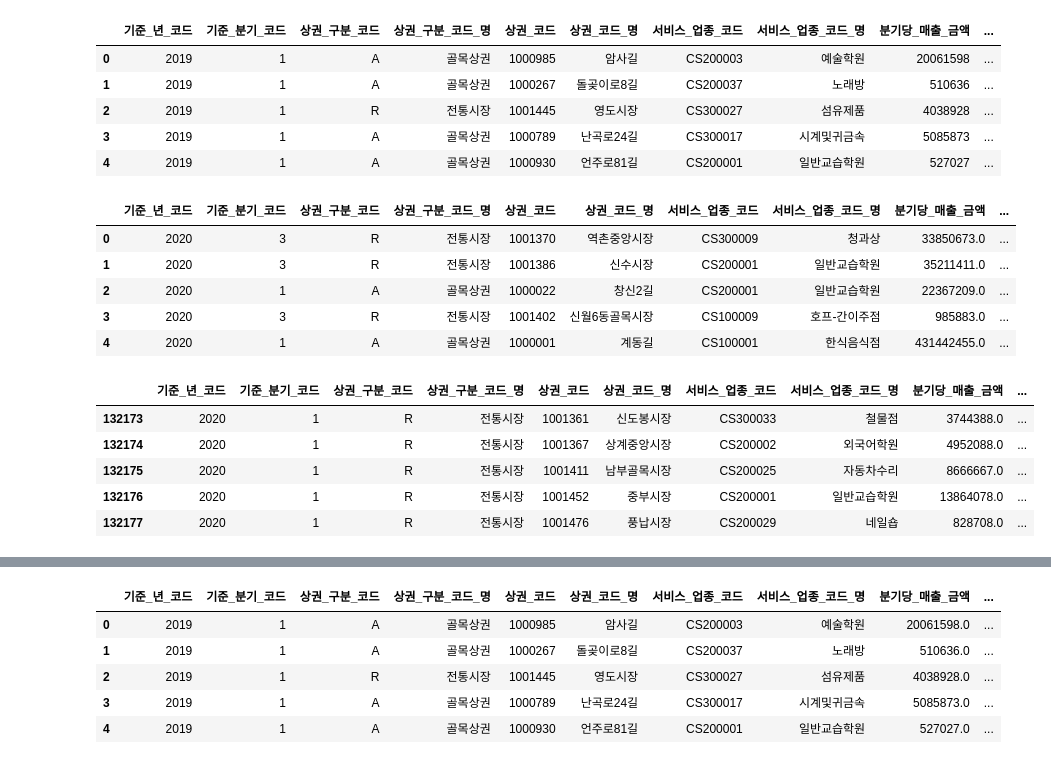
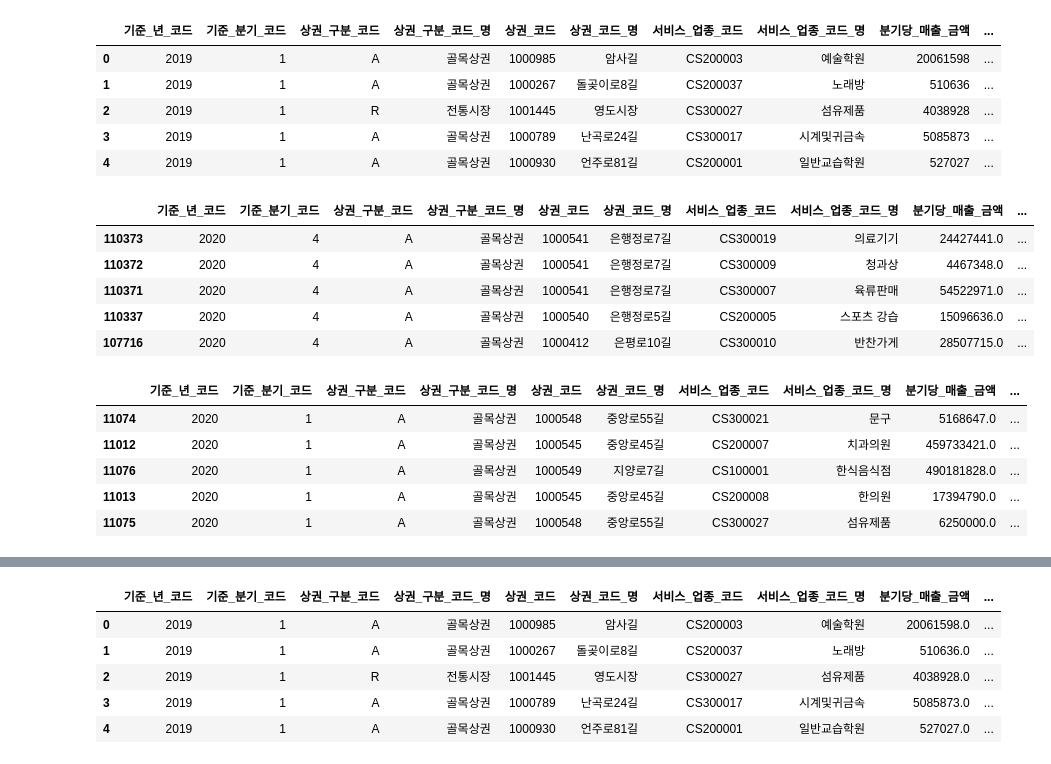
Before and after one commit to cabbi120101/TIL, a Jupyter notebook: ML/2차프로젝트/매출추정하기_1.ipynb, the cells around one changed output, grey strips where cells are left out. Saved outputs shown, nothing was run; the diff lists cells and outputs as text; code cells hidden in the pictures.

```diff
--- a/ML/2차프로젝트/매출추정하기_1.ipynb
+++ b/ML/2차프로젝트/매출추정하기_1.ipynb
@@ -15,14 +19,17 @@ df_2019.head()
 # %%
 # 2020년 상권 추정매출 데이터 불러오기
 df_2020 = pd.read_csv('/content/drive/MyDrive/Colab Notebooks/멀티캠/머신러닝/2차프로젝트/매출추정자료/서울시우리마을가게상권분석서비스(상권-추정매출)_2020.csv',encoding='cp949')
-df_2020.head()
+# '기준_분기_코드' 기준으로 정렬
+df_2020.sort_values(by=['기준_분기_코드'], inplace=True)
+
+df_2020.tail()
 # %% [output]
 |  | 기준_년_코드 | 기준_분기_코드 | 상권_구분_코드 | 상권_구분_코드_명 | 상권_코드 | 상권_코드_명 | 서비스_업종_코드 | 서비스_업종_코드_명 | 분기당_매출_금액 | ... |
-| 0 | 2020 | 3 | R | 전통시장 | 1001370 | 역촌중앙시장 | CS300009 | 청과상 | 33850673.0 | ... |
-| 1 | 2020 | 3 | R | 전통시장 | 1001386 | 신수시장 | CS200001 | 일반교습학원 | 35211411.0 | ... |
-| 2 | 2020 | 1 | A | 골목상권 | 1000022 | 창신2길 | CS200001 | 일반교습학원 | 22367209.0 | ... |
-| 3 | 2020 | 3 | R | 전통시장 | 1001402 | 신월6동골목시장 | CS100009 | 호프-간이주점 | 985883.0 | ... |
-| 4 | 2020 | 1 | A | 골목상권 | 1000001 | 계동길 | CS100001 | 한식음식점 | 431442455.0 | ... |
+| 110373 | 2020 | 4 | A | 골목상권 | 1000541 | 은행정로7길 | CS300019 | 의료기기 | 24427441.0 | ... |
+| 110372 | 2020 | 4 | A | 골목상권 | 1000541 | 은행정로7길 | CS300009 | 청과상 | 4467348.0 | ... |
+| 110371 | 2020 | 4 | A | 골목상권 | 1000541 | 은행정로7길 | CS300007 | 육류판매 | 54522971.0 | ... |
+| 110337 | 2020 | 4 | A | 골목상권 | 1000540 | 은행정로5길 | CS200005 | 스포츠 강습 | 15096636.0 | ... |
+| 107716 | 2020 | 4 | A | 골목상권 | 1000412 | 은평로10길 | CS300010 | 반찬가게 | 28507715.0 | ... |
 # %%
 # 예측할 2020년 1분기까지의 데이터만 추출
 df_2020_ss_1 = df_2020[df_2020['기준_분기_코드'] == 1]
@@ -30,11 +37,11 @@ df_2020_ss_1['기준_분기_코드'].copy().sort_values(inplace=True)
 df_2020_ss_1.tail()
 # %% [output]
 |  | 기준_년_코드 | 기준_분기_코드 | 상권_구분_코드 | 상권_구분_코드_명 | 상권_코드 | 상권_코드_명 | 서비스_업종_코드 | 서비스_업종_코드_명 | 분기당_매출_금액 | ... |
-| 132173 | 2020 | 1 | R | 전통시장 | 1001361 | 신도봉시장 | CS300033 | 철물점 | 3744388.0 | ... |
-| 132174 | 2020 | 1 | R | 전통시장 | 1001367 | 상계중앙시장 | CS200002 | 외국어학원 | 4952088.0 | ... |
-| 132175 | 2020 | 1 | R | 전통시장 | 1001411 | 남부골목시장 | CS200025 | 자동차수리 | 8666667.0 | ... |
-| 132176 | 2020 | 1 | R | 전통시장 | 1001452 | 중부시장 | CS200001 | 일반교습학원 | 13864078.0 | ... |
-| 132177 | 2020 | 1 | R | 전통시장 | 1001476 | 풍납시장 | CS200029 | 네일숍 | 828708.0 | ... |
+| 11074 | 2020 | 1 | A | 골목상권 | 1000548 | 중앙로55길 | CS300021 | 문구 | 5168647.0 | ... |
+| 11012 | 2020 | 1 | A | 골목상권 | 1000545 | 중앙로45길 | CS200007 | 치과의원 | 459733421.0 | ... |
+| 11076 | 2020 | 1 | A | 골목상권 | 1000549 | 지양로7길 | CS100001 | 한식음식점 | 490181828.0 | ... |
+| 11013 | 2020 | 1 | A | 골목상권 | 1000545 | 중앙로45길 | CS200008 | 한의원 | 17394790.0 | ... |
+| 11075 | 2020 | 1 | A | 골목상권 | 1000548 | 중앙로55길 | CS300027 | 섬유제품 | 6250000.0 | ... |
 # %%
 # test data 추출 (2020 년 데이터중 2분기 데이터)
 test_2 = df_2020[df_2020['기준_분기_코드'] == 2]
```
Also changed, not shown: parts of 25 cells of this notebook.
